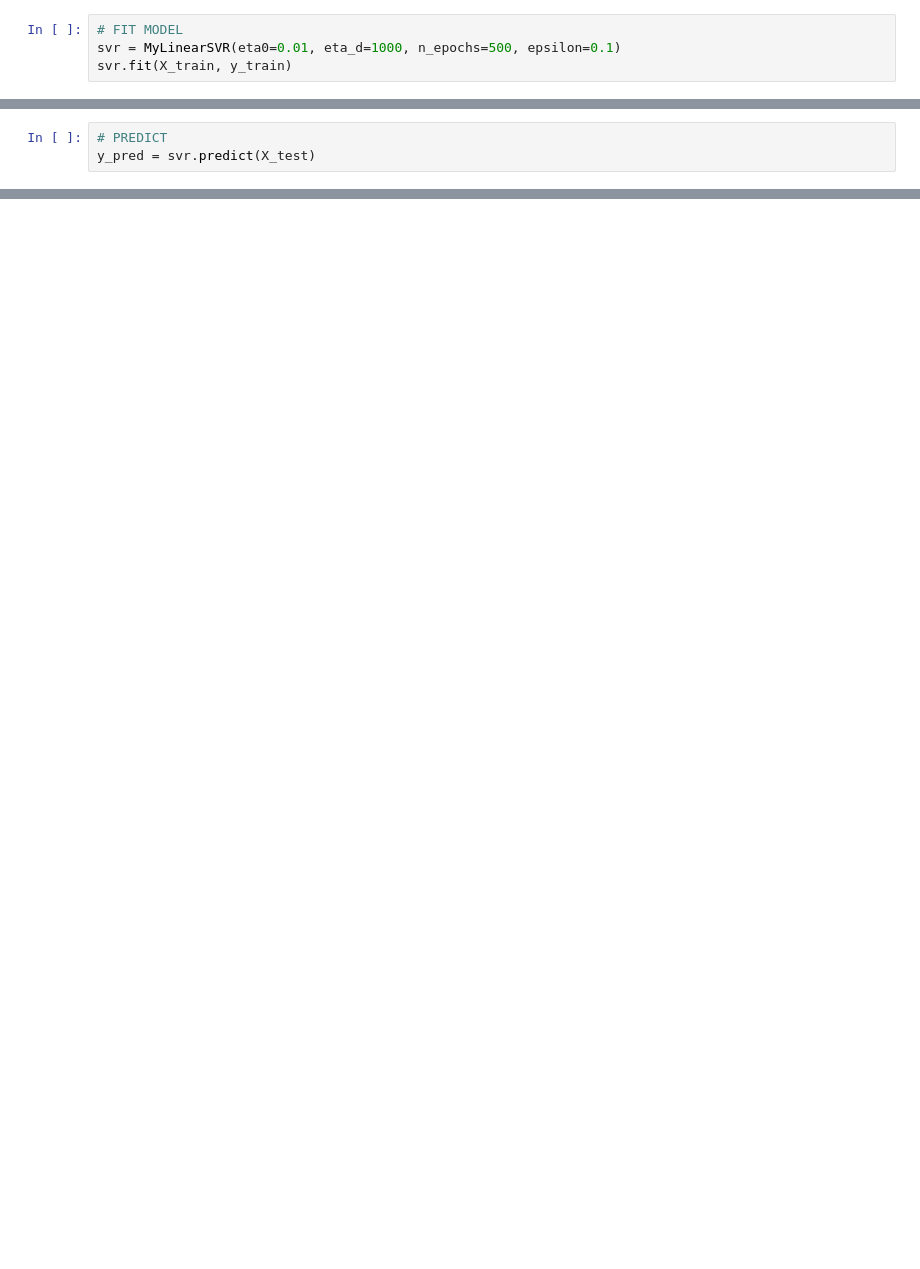
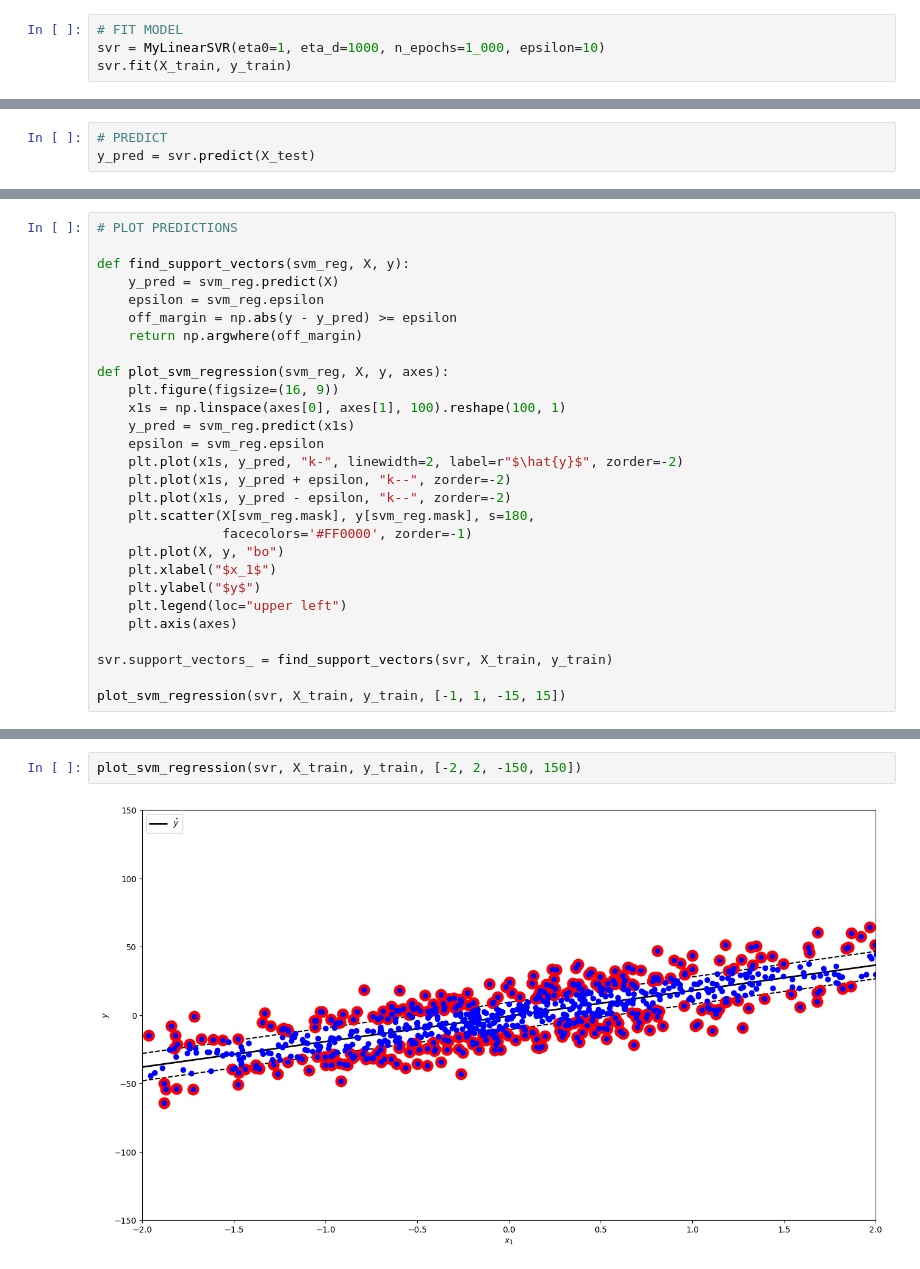
Before and after one commit to Ismaril/training, a Jupyter notebook: AI/algorithms_from_scratch/support_vector_models/linear_svr.ipynb, the cells around one changed output, grey strips where cells are left out. Cells and saved outputs as stored; diff of their text form; blank space fills up the shorter version.

```diff
--- a/AI/algorithms_from_scratch/support_vector_models/linear_svr.ipynb
+++ b/AI/algorithms_from_scratch/support_vector_models/linear_svr.ipynb
@@ -121,6 +128,6 @@ class MyLinearSVR(BaseEstimator):
 # predictions = model.predict(X_test)
 # %%
 # FIT MODEL
-svr = MyLinearSVR(eta0=0.01, eta_d=1000, n_epochs=500, epsilon=0.1)
+svr = MyLinearSVR(eta0=1, eta_d=1000, n_epochs=1_000, epsilon=10)
 svr.fit(X_train, y_train)
 # %% [output]
@@ -137,0 +159,28 @@ svr.
+# %%
+# PLOT PREDICTIONS
+
+def find_support_vectors(svm_reg, X, y):
+    y_pred = svm_reg.predict(X)
+    epsilon = svm_reg.epsilon
+    off_margin = np.abs(y - y_pred) >= epsilon
+    return np.argwhere(off_margin)
+
+def plot_svm_regression(svm_reg, X, y, axes):
+    plt.figure(figsize=(16, 9))
+    x1s = np.linspace(axes[0], axes[1], 100).reshape(100, 1)
+    y_pred = svm_reg.predict(x1s)
+    epsilon = svm_reg.epsilon
+    plt.plot(x1s, y_pred, "k-", linewidth=2, label=r"$\hat{y}$", zorder=-2)
+    plt.plot(x1s, y_pred + epsilon, "k--", zorder=-2)
+    plt.plot(x1s, y_pred - epsilon, "k--", zorder=-2)
+    plt.scatter(X[svm_reg.mask], y[svm_reg.mask], s=180,
+                facecolors='#FF0000', zorder=-1)
+    plt.plot(X, y, "bo")
+    plt.xlabel("$x_1$")
+    plt.ylabel("$y$")
+    plt.legend(loc="upper left")
+    plt.axis(axes)
+
+svr.support_vectors_ = find_support_vectors(svr, X_train, y_train)
+
+plot_svm_regression(svr, X_train, y_train, [-1, 1, -15, 15])
@@ -137,0 +189,4 @@ svr.
+# %%
+plot_svm_regression(svr, X_train, y_train, [-2, 2, -150, 150])
+# %% [output]
+[figure, added]
```
Also changed, not shown: parts of 10 cells of this notebook, 7 other files.
